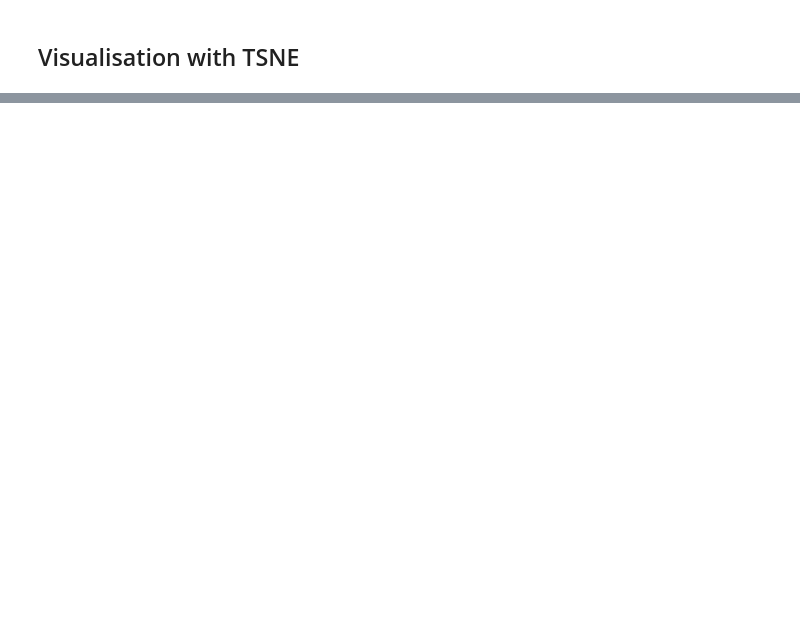
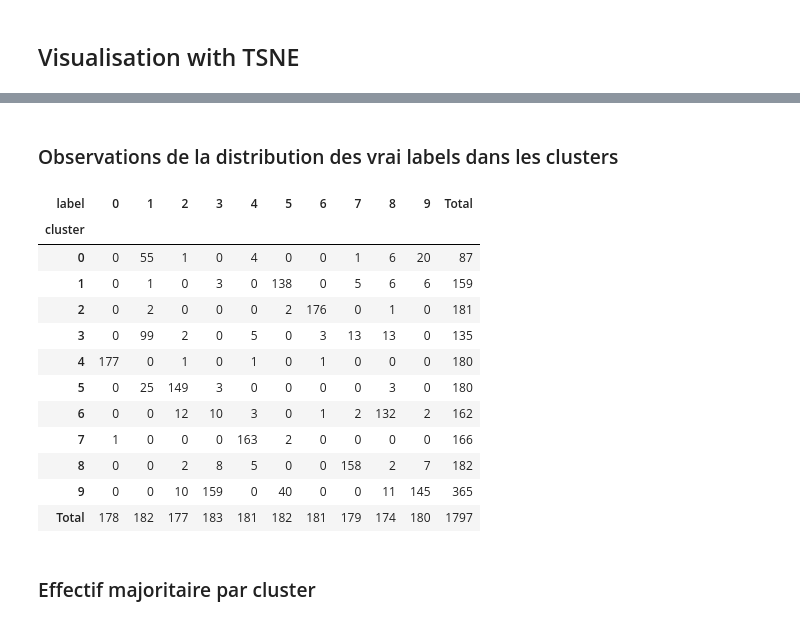
Before and after one commit to YATABARE-Cheikna-Amala/Travaux-pratique-du-cours-de-Machine-Learning-sur-le-Clustering, a Jupyter notebook: clustering.ipynb, the cells around one changed output, grey strips where cells are left out. Cells and saved outputs as stored; diff of their text form; code cells hidden in the pictures; blank space fills up the shorter version.

```diff
--- a/clustering.ipynb
+++ b/clustering.ipynb
@@ -433,0 +1037,33 @@ visualisation du meuilleur modele
+# %% [markdown]
+### Observations de la distribution des vrai labels dans les clusters
+# %%
+import pandas as pd
+
+# Supposons que clusters et y sont déjà définis
+
+# Créer un DataFrame avec cluster et label réel
+df_cluster_label = pd.DataFrame({
+    'cluster': clusters,
+    'label': y
+})
+
+# Table de contingence avec totaux (marges)
+contingency_table = pd.crosstab(df_cluster_label['cluster'], df_cluster_label['label'], margins=True, margins_name='Total')
+
+contingency_table
+# %% [output]
+| label | 0 | 1 | 2 | 3 | 4 | 5 | 6 | 7 | 8 | 9 | Total |
+| cluster |  |  |  |  |  |  |  |  |  |  |  |
+| 0 | 0 | 55 | 1 | 0 | 4 | 0 | 0 | 1 | 6 | 20 | 87 |
+| 1 | 0 | 1 | 0 | 3 | 0 | 138 | 0 | 5 | 6 | 6 | 159 |
+| 2 | 0 | 2 | 0 | 0 | 0 | 2 | 176 | 0 | 1 | 0 | 181 |
+| 3 | 0 | 99 | 2 | 0 | 5 | 0 | 3 | 13 | 13 | 0 | 135 |
+| 4 | 177 | 0 | 1 | 0 | 1 | 0 | 1 | 0 | 0 | 0 | 180 |
+| 5 | 0 | 25 | 149 | 3 | 0 | 0 | 0 | 0 | 3 | 0 | 180 |
+| 6 | 0 | 0 | 12 | 10 | 3 | 0 | 1 | 2 | 132 | 2 | 162 |
+| 7 | 1 | 0 | 0 | 0 | 163 | 2 | 0 | 0 | 0 | 0 | 166 |
+| 8 | 0 | 0 | 2 | 8 | 5 | 0 | 0 | 158 | 2 | 7 | 182 |
+| 9 | 0 | 0 | 10 | 159 | 0 | 40 | 0 | 0 | 11 | 145 | 365 |
+| Total | 178 | 182 | 177 | 183 | 181 | 182 | 181 | 179 | 174 | 180 | 1797 |
+# %% [markdown]
+### Effectif majoritaire par cluster
```
Also changed, not shown: parts of 33 cells of this notebook.
